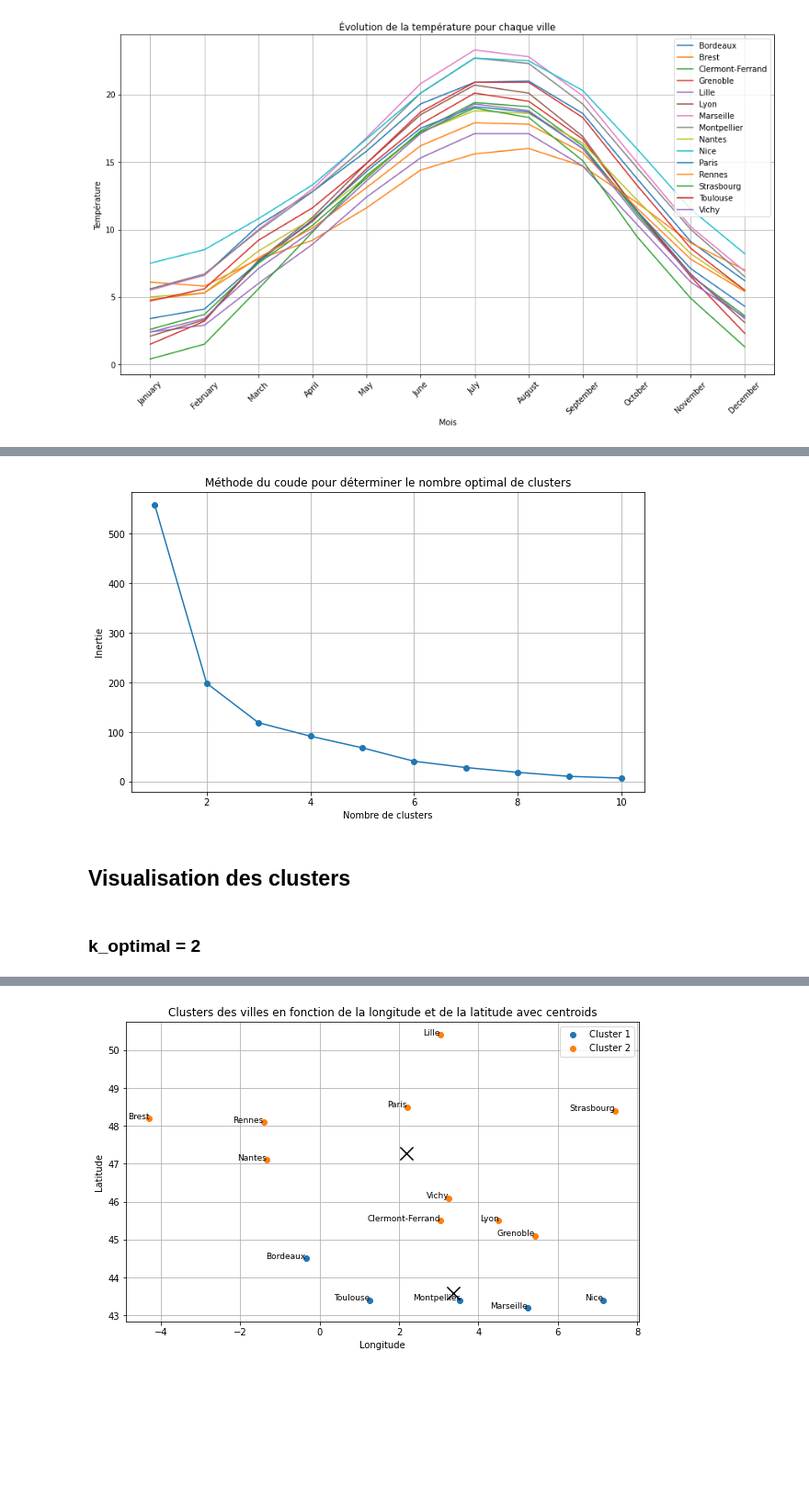
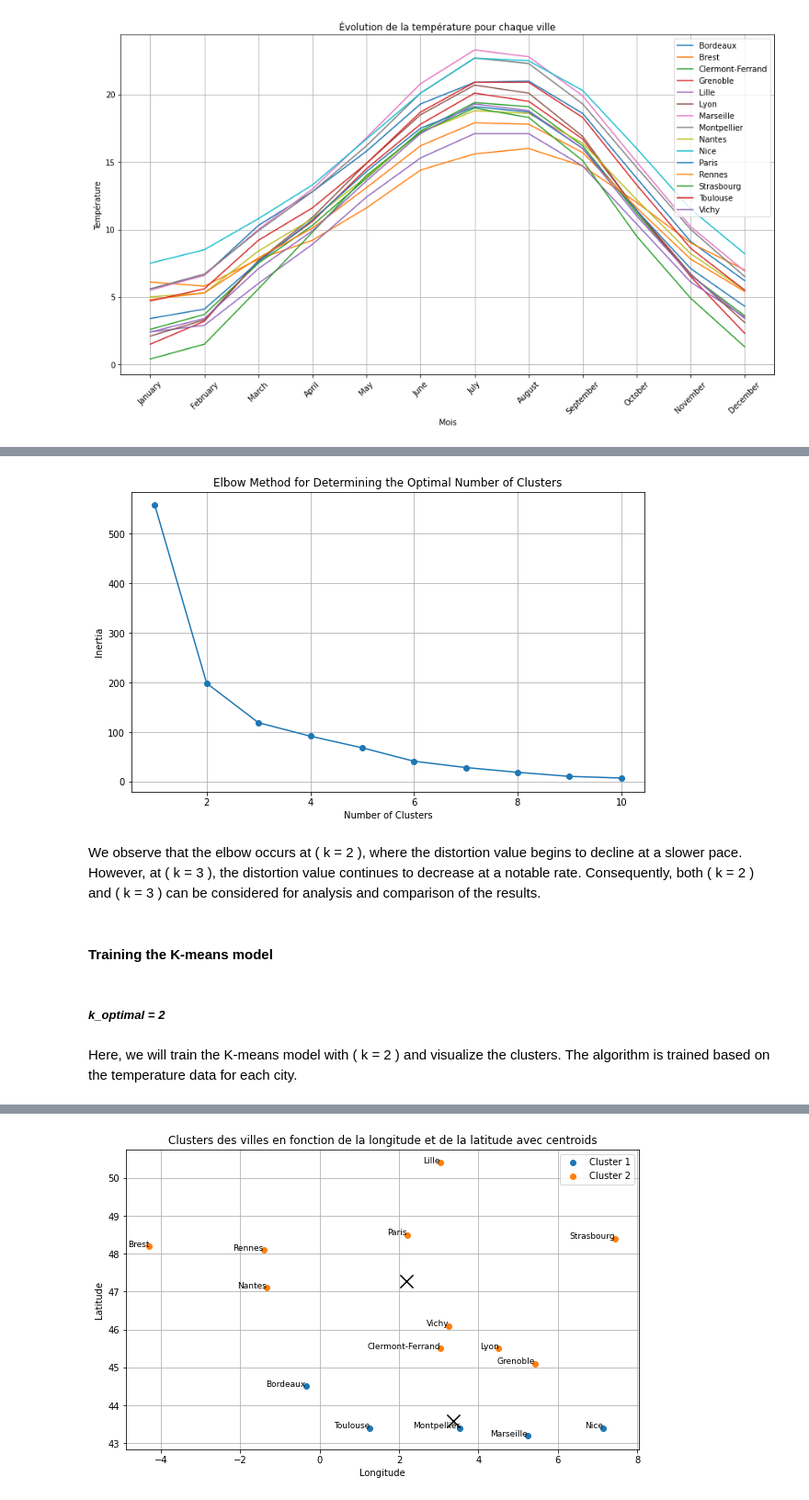
Before and after one commit to YessineMkaouar/Practical-Machine-Learning, a Jupyter notebook: temp.ipynb, the cells around one changed output, grey strips where cells are left out. Shown at 92% size. Saved outputs shown, nothing was run; the diff lists cells and outputs as text; code cells hidden in the pictures; blank space fills up the shorter version.

```diff
--- a/temp.ipynb
+++ b/temp.ipynb
@@ -115,24 +131,28 @@ plt.show()
 # %%
 inertias = []
 k_range = range(1, 11)
 
 for k in k_range:
     kmeans = KMeans(n_clusters=k, random_state=42)
     kmeans.fit(temperature_matrix)
     inertias.append(kmeans.inertia_)
 
-# Tracer la courbe de l'inertie en fonction du nombre de clusters
+# Plot the inertia curve as a function of the number of clusters
 plt.figure(figsize=(10, 6))
 plt.plot(k_range, inertias, marker='o')
-plt.title("Méthode du coude pour déterminer le nombre optimal de clusters")
-plt.xlabel("Nombre de clusters")
-plt.ylabel("Inertie")
+plt.title("Elbow Method for Determining the Optimal Number of Clusters")
+plt.xlabel("Number of Clusters")
+plt.ylabel("Inertia")
 plt.grid(True)
 plt.show()
 # %% [output]
-[figure, old version]
+[figure, new version]
-# %% [markdown]
-## Visualisation des clusters
+# %% [markdown]
+We observe that the elbow occurs at \( k = 2 \), where the distortion value begins to decline at a slower pace. However, at \( k = 3 \), the distortion value continues to decrease at a notable rate. Consequently, both \( k = 2 \) and \( k = 3 \) can be considered for analysis and comparison of the results.
+# %% [markdown]
+#### Training the K-means model
 # %% [markdown]
-### k_optimal = 2
+##### *k_optimal = 2*
+# %% [markdown]
+Here, we will train the K-means model with \( k = 2 \) and visualize the clusters. The algorithm is trained based on the temperature data for each city.
 # %%
```
Also changed, not shown: parts of 25 cells of this notebook.
